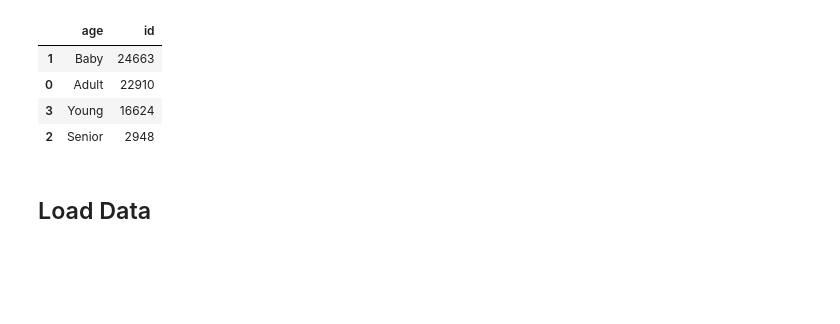
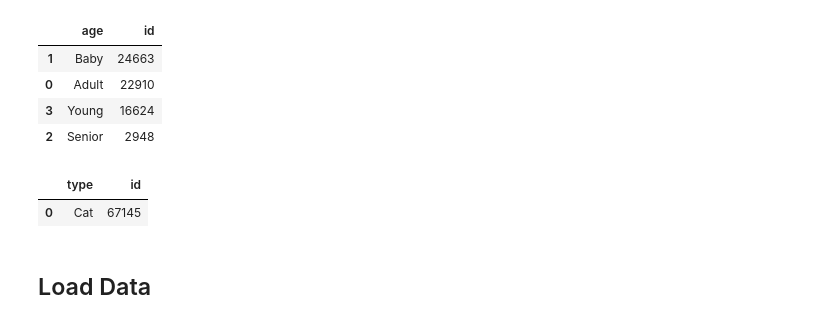
Before and after one commit to BunmiA/catclass, a Jupyter notebook: model.ipynb, the cells around one changed output. Cells and saved outputs as stored; diff of their text form; code cells hidden in the pictures; blank space fills up the shorter version.

```diff
--- a/model.ipynb
+++ b/model.ipynb
@@ -130,6 +130,11 @@ data_stats[['age', 'id']].groupby(['age'], as_index=False).count().sort_values(b
 | 0 | Adult | 22910 |
 | 3 | Young | 16624 |
 | 2 | Senior | 2948 |
+# %%
+data_stats[['type', 'id']].groupby(['type'], as_index=False).count().sort_values(by='id', ascending=False)
+# %% [output]
+|  | type | id |
+| 0 | Cat | 67145 |
 # %% [markdown]
 ## Load Data
 # %%
```
Also changed, not shown: parts of 2 cells of this notebook, 9 other files.
